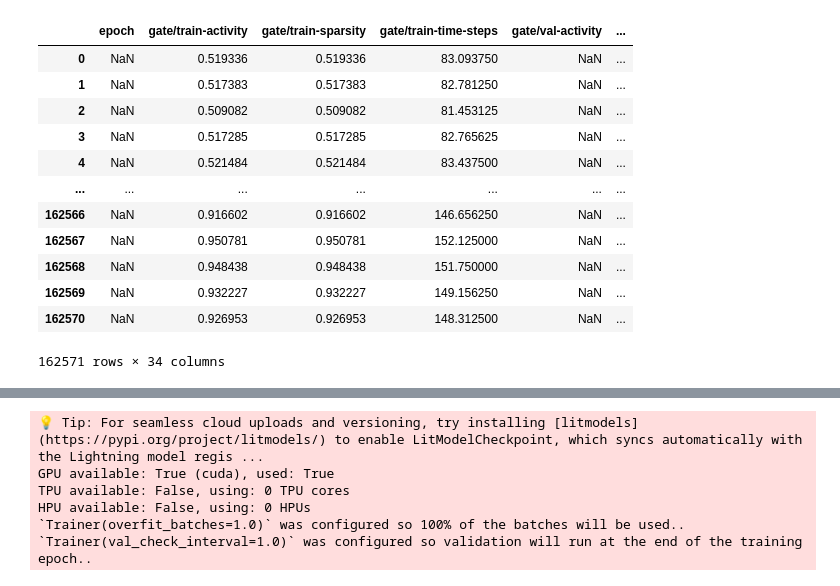
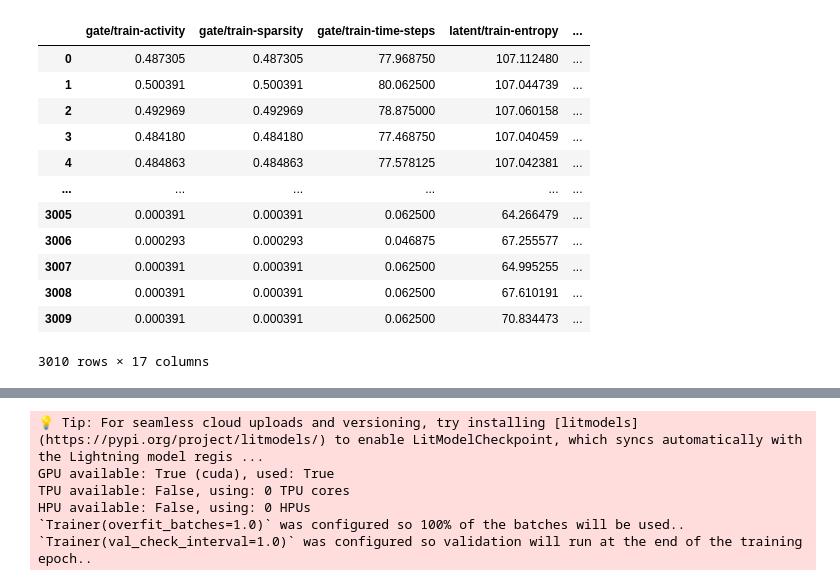
Before and after one commit to emlakp/hwd_d, a Jupyter notebook: notebooks/debug_crssm.ipynb, the cells around one changed output, grey strips where cells are left out. Saved outputs shown, nothing was run; the diff lists cells and outputs as text; code cells hidden in the pictures.

```diff
--- a/notebooks/debug_crssm.ipynb
+++ b/notebooks/debug_crssm.ipynb
@@ -1,21 +113,21 @@
 # %%
 import pandas as pd
-metrics = pd.read_csv("/home/akopyane/rl/lumos/logs/overfit_debug/version_97/metrics.csv")
+metrics = pd.read_csv("/home/akopyane/rl/lumos/logs/overfit_debug/version_105/metrics.csv")
 metrics
 # %% [output]
-|  | epoch | gate/train-activity | gate/train-sparsity | gate/train-time-steps | gate/val-activity | ... |
-| 0 | NaN | 0.519336 | 0.519336 | 83.093750 | NaN | ... |
-| 1 | NaN | 0.517383 | 0.517383 | 82.781250 | NaN | ... |
-| 2 | NaN | 0.509082 | 0.509082 | 81.453125 | NaN | ... |
-| 3 | NaN | 0.517285 | 0.517285 | 82.765625 | NaN | ... |
-| 4 | NaN | 0.521484 | 0.521484 | 83.437500 | NaN | ... |
-| ... | ... | ... | ... | ... | ... | ... |
-| 162566 | NaN | 0.916602 | 0.916602 | 146.656250 | NaN | ... |
-| 162567 | NaN | 0.950781 | 0.950781 | 152.125000 | NaN | ... |
-| 162568 | NaN | 0.948438 | 0.948438 | 151.750000 | NaN | ... |
-| 162569 | NaN | 0.932227 | 0.932227 | 149.156250 | NaN | ... |
-| 162570 | NaN | 0.926953 | 0.926953 | 148.312500 | NaN | ... |
+|  | gate/train-activity | gate/train-sparsity | gate/train-time-steps | latent/train-entropy | ... |
+| 0 | 0.487305 | 0.487305 | 77.968750 | 107.112480 | ... |
+| 1 | 0.500391 | 0.500391 | 80.062500 | 107.044739 | ... |
+| 2 | 0.492969 | 0.492969 | 78.875000 | 107.060158 | ... |
+| 3 | 0.484180 | 0.484180 | 77.468750 | 107.040459 | ... |
+| 4 | 0.484863 | 0.484863 | 77.578125 | 107.042381 | ... |
+| ... | ... | ... | ... | ... | ... |
+| 3005 | 0.000391 | 0.000391 | 0.062500 | 64.266479 | ... |
+| 3006 | 0.000293 | 0.000293 | 0.046875 | 67.255577 | ... |
+| 3007 | 0.000391 | 0.000391 | 0.062500 | 64.995255 | ... |
+| 3008 | 0.000391 | 0.000391 | 0.062500 | 67.610191 | ... |
+| 3009 | 0.000391 | 0.000391 | 0.062500 | 70.834473 | ... |
-162571 rows × 34 columns
+3010 rows × 17 columns
 # %%
 import numpy as np
 import matplotlib.pyplot as plt
```
Also changed, not shown: parts of 10 cells of this notebook, 3 other files.
